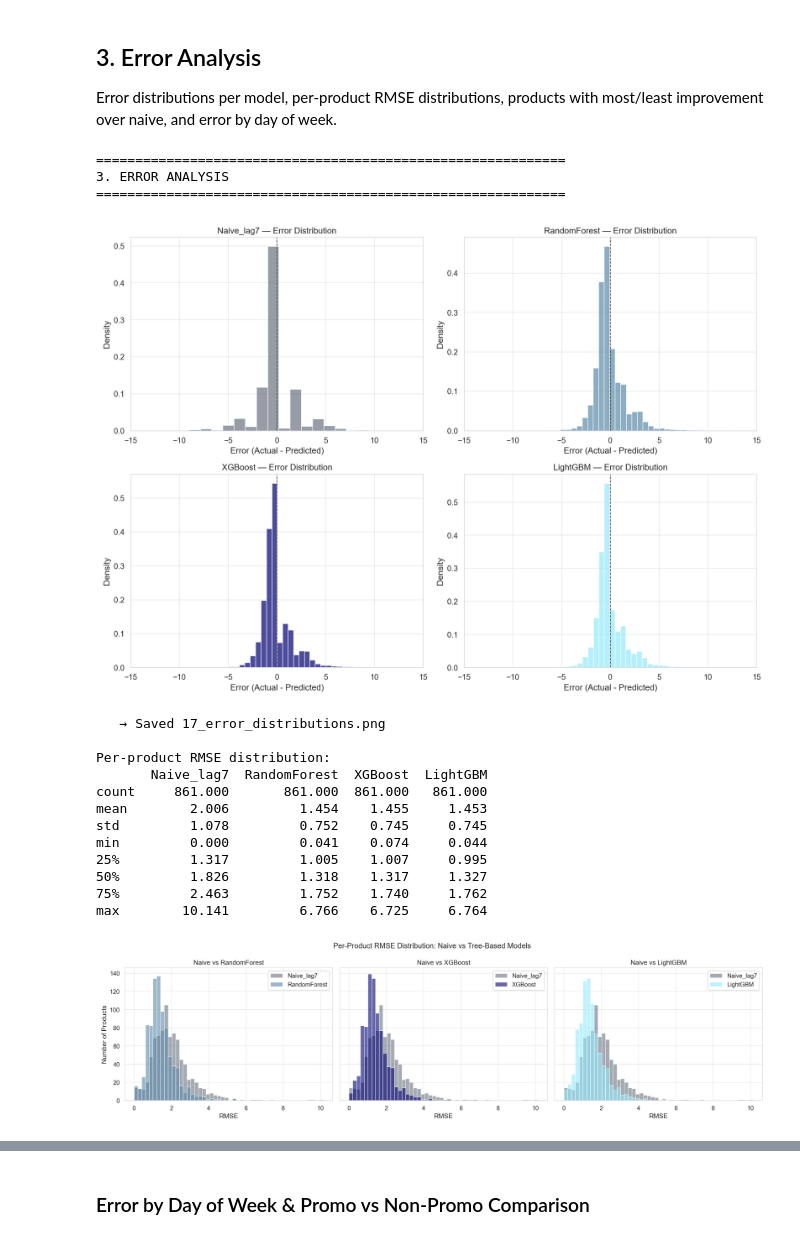
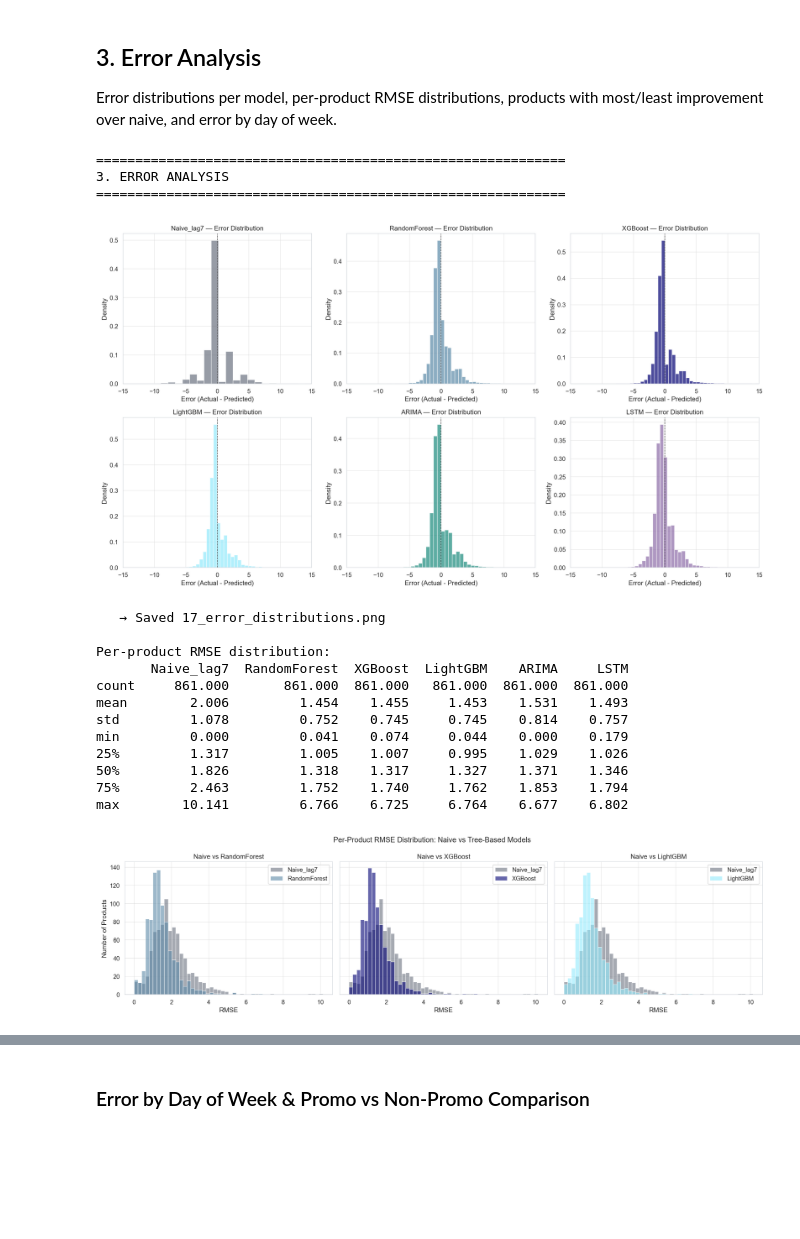
Before and after one commit to onamasserra/tfm-demand-forecasting, a Jupyter notebook: TFM_Ona_Code/04_evaluation.ipynb, the cells around one changed output, grey strips where cells are left out. Cells and saved outputs as stored; diff of their text form; code cells hidden in the pictures; blank space fills up the shorter version.

Commit message:
feat: Execute 03b (ARIMA+LSTM), update error distributions to all 6 models, add chapter 4, glossary, presentation

```diff
--- a/TFM_Ona_Code/04_evaluation.ipynb
+++ b/TFM_Ona_Code/04_evaluation.ipynb
@@ -27,7 +27,8 @@ from style_config import (apply_style, PRIMARY, SECONDARY, NEUTRAL, ALERT,
 
 BASE_DIR = Path(".")
 FEATURES_PATH = BASE_DIR / 'output' / 'processed' / 'features.parquet'
-PREDS_PATH = BASE_DIR / 'output' / 'models' / 'predictions_last_fold.parquet'
+PREDS_PATH = BASE_DIR / 'output' / 'models' / 'predictions_all_models.parquet'
+ARIMA_PATH = BASE_DIR / 'output' / 'models' / 'arima_predictions.parquet'
 PARAMS_PATH = BASE_DIR / 'output' / 'models' / 'tuned_params.json'
 OUTPUT_DIR = BASE_DIR / 'output' / 'evaluation'
 OUTPUT_DIR.mkdir(parents=True, exist_ok=True)
@@ -65,6 +66,8 @@ print('=' * 60)
 
 df = pd.read_parquet(FEATURES_PATH)
 preds = pd.read_parquet(PREDS_PATH)
+arima_preds = pd.read_parquet(ARIMA_PATH)
+preds = preds.merge(arima_preds[['producto', 'fecha', 'ARIMA']], on=['producto', 'fecha'], how='left')
 with open(PARAMS_PATH) as f:
     params = json.load(f)
 
@@ -173,10 +176,10 @@ print('3. ERROR ANALYSIS')
 print('=' * 60)
 
 pf = preds.copy()
-models = ['Naive_lag7', 'RandomForest', 'XGBoost', 'LightGBM']
+models = ['Naive_lag7', 'RandomForest', 'XGBoost', 'LightGBM', 'ARIMA', 'LSTM']
 
 # 3.1 Error distribution per model
-fig, axes = plt.subplots(2, 2, figsize=(14, 10))
+fig, axes = plt.subplots(2, 3, figsize=(18, 10))
 for ax, m in zip(axes.flat, models):
     errors = pf[TARGET] - pf[m]
     ax.hist(errors, bins=80, edgecolor='white', alpha=0.7, density=True, color=get_model_color(m))
@@ -197,46 +200,46 @@ for m in models:
     prod_rmse[m] = per_prod
 
 prod_rmse_df = pd.DataFrame(prod_rmse)
 print(prod_rmse_df.describe().round(3))
 
 fig, axes = plt.subplots(1, 3, figsize=(18, 5), sharey=True)
 ml_models = ['RandomForest', 'XGBoost', 'LightGBM']
 ml_colors = [get_model_color(m) for m in ml_models]
 for ax, ml_model, ml_color in zip(axes, ml_models, ml_colors):
     prod_rmse_df[['Naive_lag7', ml_model]].plot(
         kind='hist', bins=50, alpha=0.6, ax=ax, edgecolor='white',
         color=[get_model_color('Naive_lag7'), ml_color]
     )
     ax.set_title(f'Naive vs {ml_model}')
     ax.set_xlabel('RMSE')
 axes[0].set_ylabel('Number of Products')
 plt.suptitle('Per-Product RMSE Distribution: Naive vs Tree-Based Models', fontsize=14)
 save_fig('18_per_product_rmse_dist')
 
 # 3.3 Products where ML improves most / least
 improvement = prod_rmse_df['Naive_lag7'] - prod_rmse_df['LightGBM']
 improvement = improvement.sort_values(ascending=False)
 print(f'\n\u2500\u2500 Top 10 products with most improvement (Naive\u2192LightGBM) \u2500\u2500')
 print(improvement.head(10).round(3))
 print(f'\n\u2500\u2500 10 products with least improvement \u2500\u2500')
 print(improvement.tail(10).round(3))
 # %% [output]
 ============================================================
 3. ERROR ANALYSIS
 ============================================================
-[figure, old version]
+[figure, new version]
    → Saved 17_error_distributions.png
 
 Per-product RMSE distribution:
-       Naive_lag7  RandomForest  XGBoost  LightGBM
-count     861.000       861.000  861.000   861.000
-mean        2.006         1.454    1.455     1.453
-std         1.078         0.752    0.745     0.745
-min         0.000         0.041    0.074     0.044
-25%         1.317         1.005    1.007     0.995
-50%         1.826         1.318    1.317     1.327
-75%         2.463         1.752    1.740     1.762
-max        10.141         6.766    6.725     6.764
+       Naive_lag7  RandomForest  XGBoost  LightGBM    ARIMA     LSTM
+count     861.000       861.000  861.000   861.000  861.000  861.000
+mean        2.006         1.454    1.455     1.453    1.531    1.493
+std         1.078         0.752    0.745     0.745    0.814    0.757
+min         0.000         0.041    0.074     0.044    0.000    0.179
+25%         1.317         1.005    1.007     0.995    1.029    1.026
+50%         1.826         1.318    1.317     1.327    1.371    1.346
+75%         2.463         1.752    1.740     1.762    1.853    1.794
+max        10.141         6.766    6.725     6.764    6.677    6.802
 [figure]
    → Saved 18_per_product_rmse_dist.png
 
```
Also changed, not shown: parts of 1 cell of this notebook, 7 other files.
